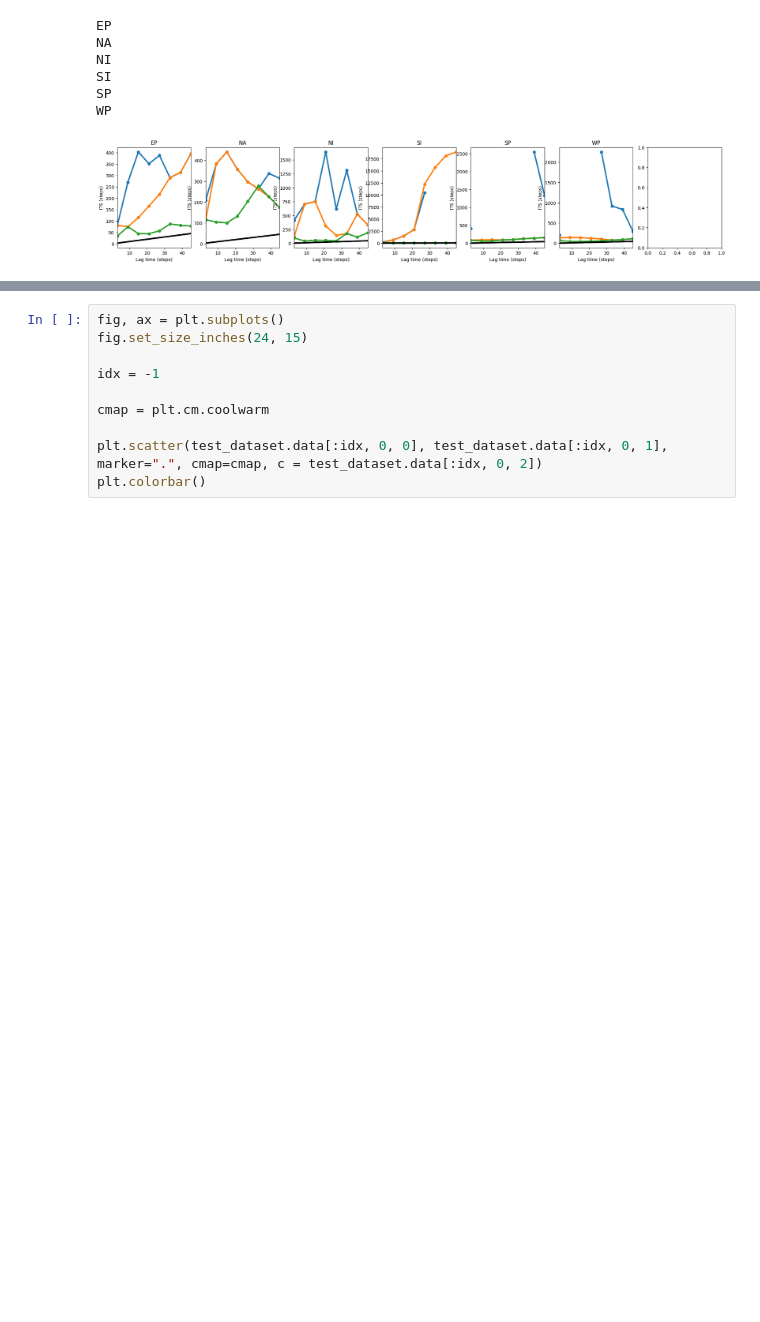
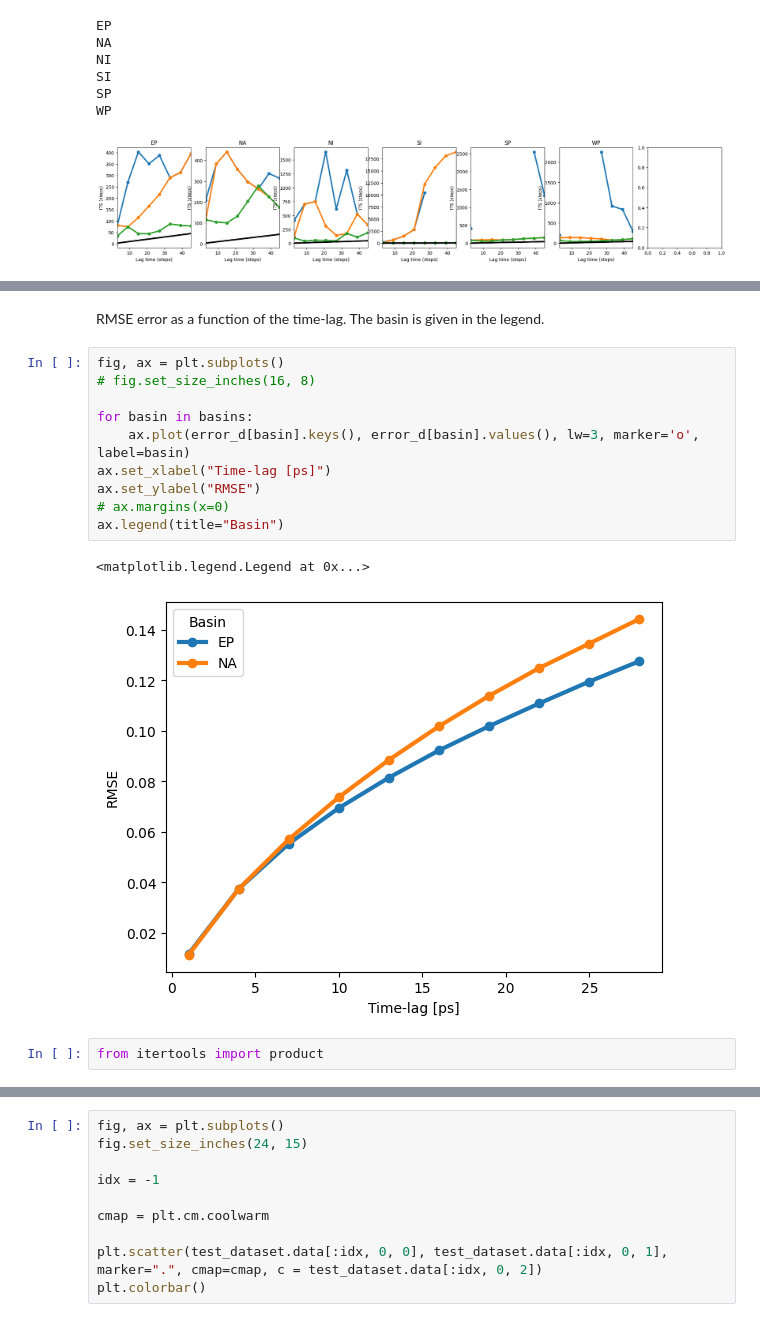
Before and after one commit to ejbrun/koopman_learning_tropical_cyclone, a Jupyter notebook: examples/koopman_kernel_for_TC_spectral_consistency_analysis.ipynb, the cells around one changed output, grey strips where cells are left out. Cells and saved outputs as stored; diff of their text form; blank space fills up the shorter version.

```diff
--- a/examples/koopman_kernel_for_TC_spectral_consistency_analysis.ipynb
+++ b/examples/koopman_kernel_for_TC_spectral_consistency_analysis.ipynb
@@ -470,0 +486,17 @@ WP
+# %% [markdown]
+RMSE error as a function of the time-lag. The basin is given in the legend.
+# %%
+fig, ax = plt.subplots()
+# fig.set_size_inches(16, 8)
+
+for basin in basins:
+    ax.plot(error_d[basin].keys(), error_d[basin].values(), lw=3, marker='o', label=basin)
+ax.set_xlabel("Time-lag [ps]")
+ax.set_ylabel("RMSE")
+# ax.margins(x=0)
+ax.legend(title="Basin")
+# %% [output]
+<matplotlib.legend.Legend at 0x...>
+[figure, added]
+# %%
+from itertools import product
```
Also changed, not shown: parts of 31 cells of this notebook, 11 other files.
